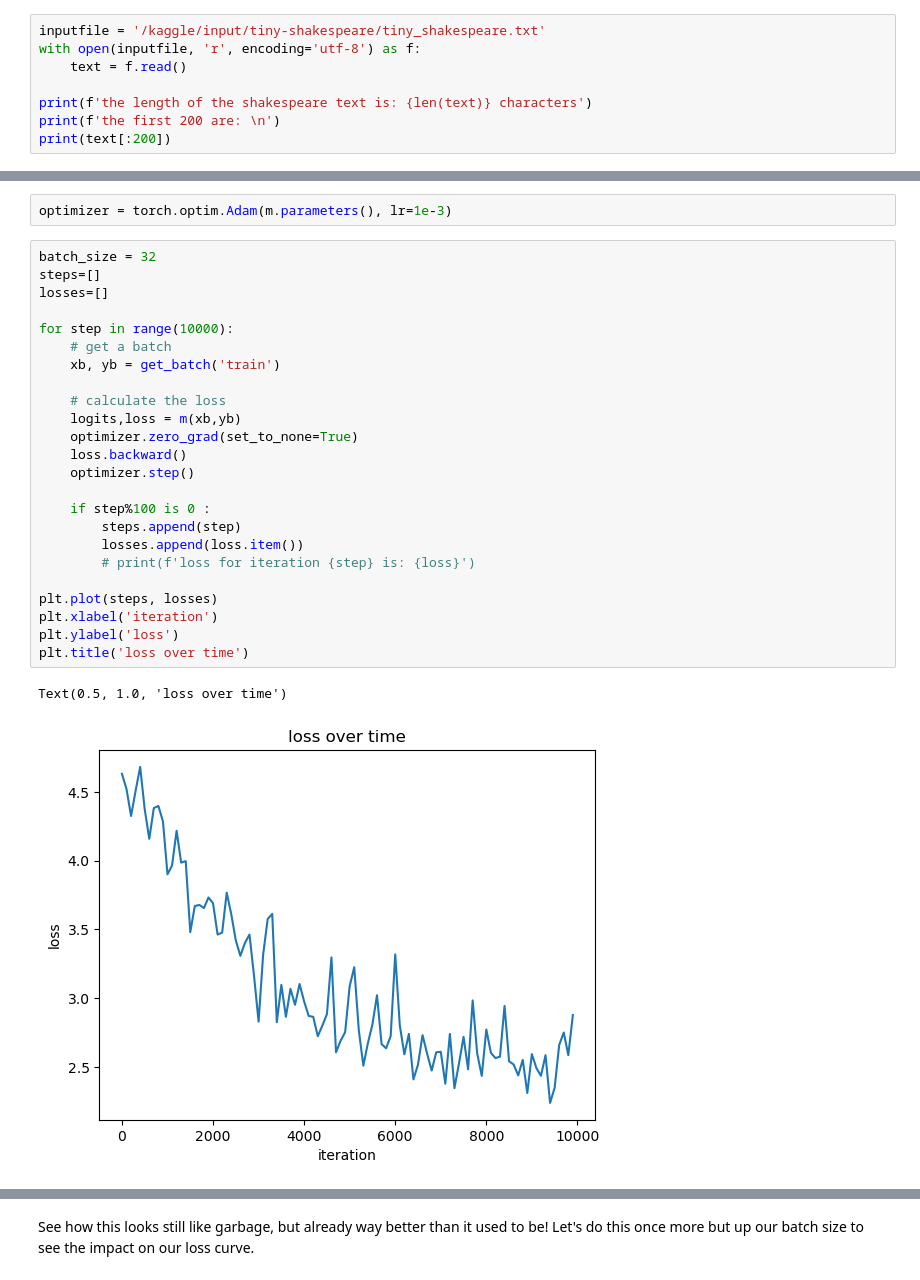
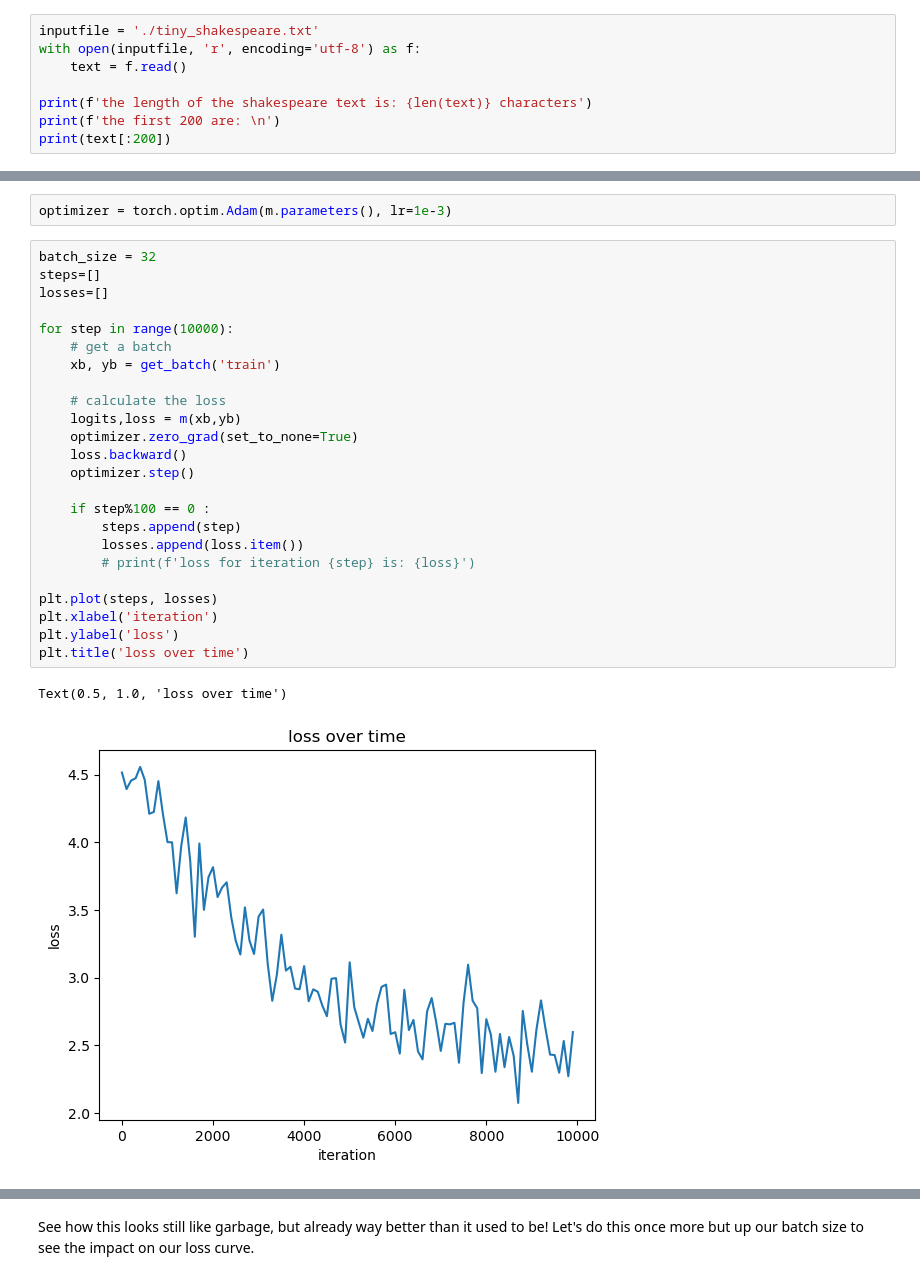
Before and after one commit to xstof/xstofai, a Jupyter notebook: nbs/nanogpt-bigram-model.ipynb, the cells around one changed output, grey strips where cells are left out. Saved outputs shown, nothing was run; the diff lists cells and outputs as text.

```diff
--- a/nbs/nanogpt-bigram-model.ipynb
+++ b/nbs/nanogpt-bigram-model.ipynb
@@ -40,7 +43,7 @@ for dirname, _, filenames in os.walk('/kaggle/input'):
 # %% [markdown]
 Read our input data:
 # %%
-inputfile = '/kaggle/input/tiny-shakespeare/tiny_shakespeare.txt'
+inputfile = './tiny_shakespeare.txt'
 with open(inputfile, 'r', encoding='utf-8') as f:
     text = f.read()
 
@@ -261,30 +267,30 @@ optimizer = torch.optim.Adam(m.parameters(), lr=1e-3)
 # %%
 batch_size = 32
 steps=[]
 losses=[]
 
 for step in range(10000):
     # get a batch
     xb, yb = get_batch('train')
 
     # calculate the loss
     logits,loss = m(xb,yb)
     optimizer.zero_grad(set_to_none=True)
     loss.backward()
     optimizer.step()
 
-    if step%100 is 0 :
+    if step%100 == 0 :
         steps.append(step)
         losses.append(loss.item())
         # print(f'loss for iteration {step} is: {loss}')
 
 plt.plot(steps, losses)
 plt.xlabel('iteration')
 plt.ylabel('loss')
 plt.title('loss over time')
 # %% [output]
 Text(0.5, 1.0, 'loss over time')
-[figure, old version]
+[figure, new version]
 # %%
 generate_some_text()
 # %% [output]
```
Also changed, not shown: parts of 39 cells of this notebook, 8 other files.
